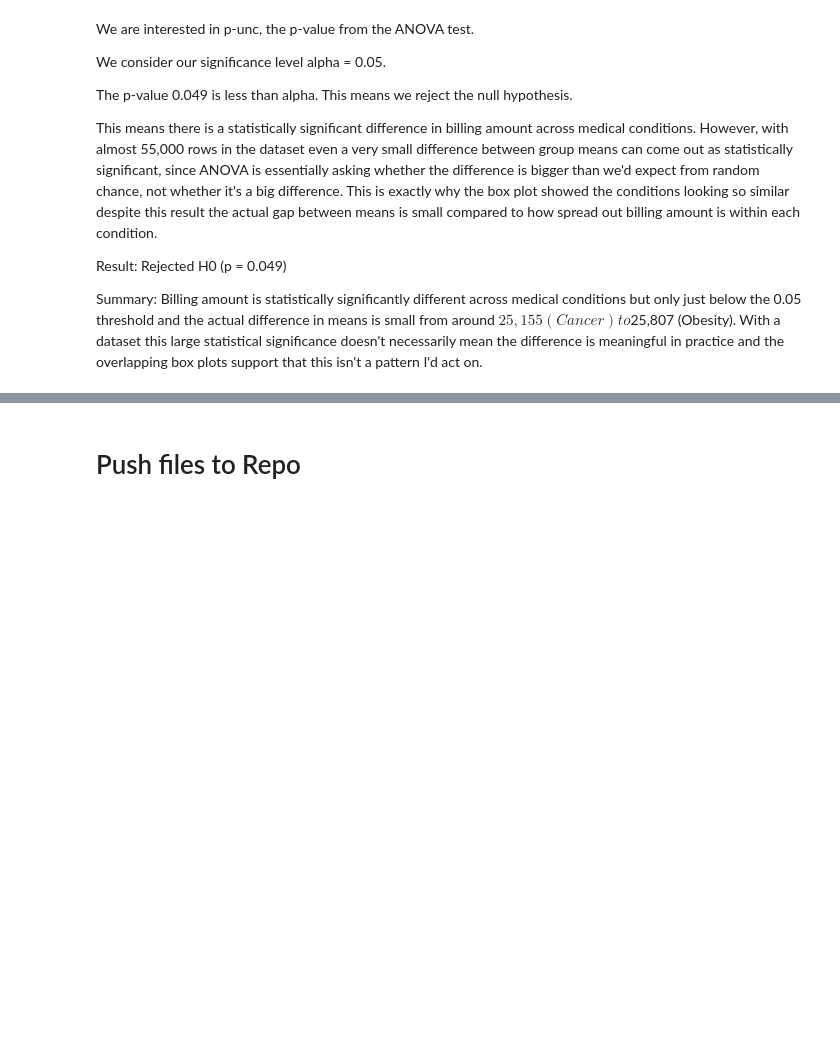
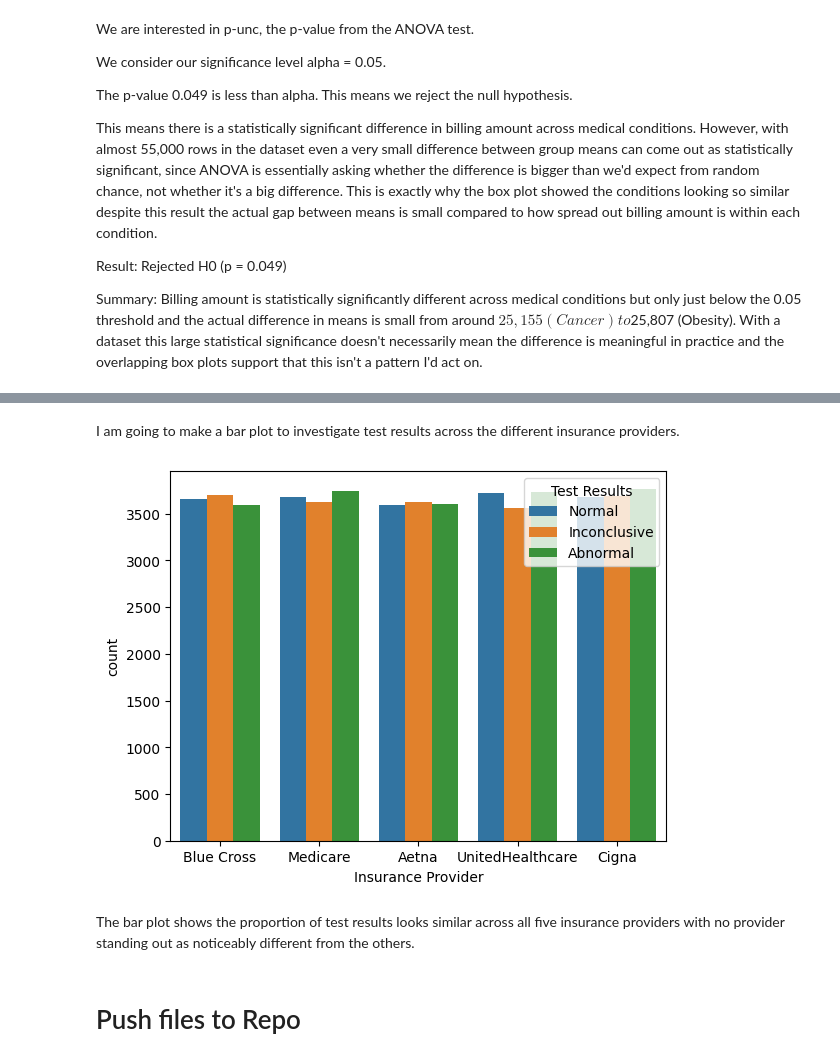
Before and after one commit to navmann99/Healthcare_Analysis, a Jupyter notebook: jupyter_notebooks/02-EDAHypothesisTesting.ipynb, the cells around one changed output, grey strips where cells are left out. Cells and saved outputs as stored; diff of their text form; code cells hidden in the pictures; blank space fills up the shorter version.

Commit message:
h2 count plot done

```diff
--- a/jupyter_notebooks/02-EDAHypothesisTesting.ipynb
+++ b/jupyter_notebooks/02-EDAHypothesisTesting.ipynb
@@ -160,3 +175,12 @@ Summary: Billing amount is statistically significantly different across medical
+# %% [markdown]
+I am going to make a bar plot to investigate test results across the different insurance providers.
+# %%
+sns.countplot(x='Insurance Provider', hue='Test Results', data=df)
+plt.show()
+# %% [output]
+[figure, added]
+# %% [markdown]
+The bar plot shows the proportion of test results looks similar across all five insurance providers with no provider standing out as noticeably different from the others.
 # %% [markdown]
 # Push files to Repo
 # %% [markdown]
```
Also changed, not shown: parts of 2 cells of this notebook.
